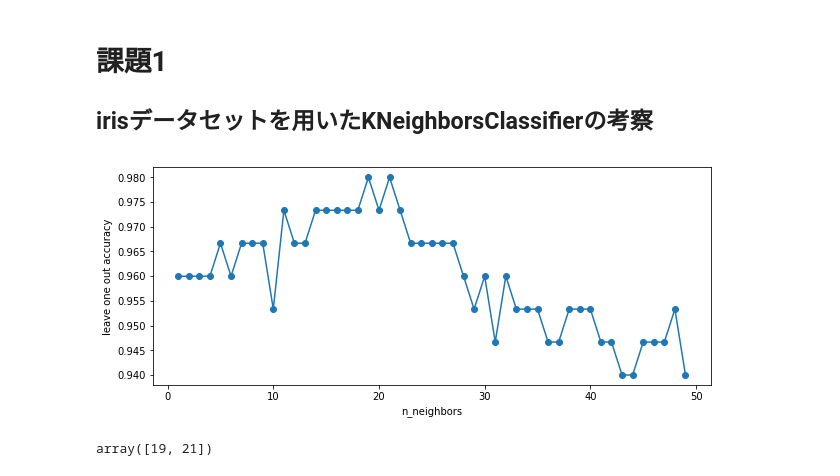
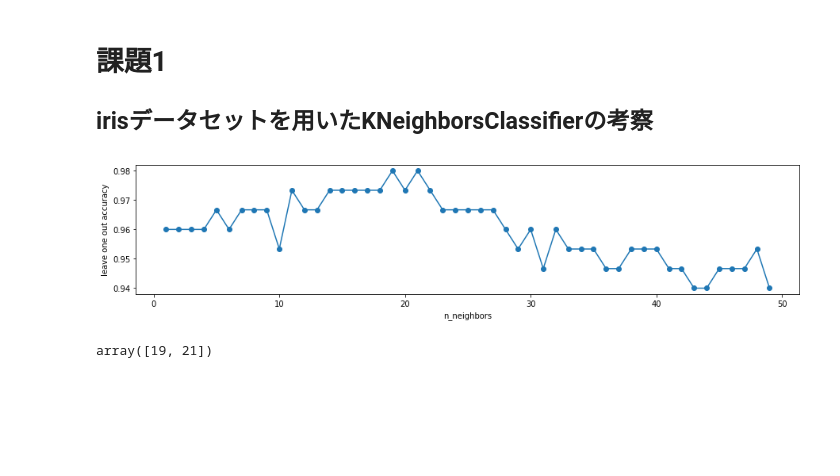
Before and after one commit to krocky-cooky/patternDetection, a Jupyter notebook: KNeighborsClassifier.ipynb, the cells around one changed output. Saved outputs shown, nothing was run; the diff lists cells and outputs as text; code cells hidden in the pictures; blank space fills up the shorter version.

```diff
--- a/KNeighborsClassifier.ipynb
+++ b/KNeighborsClassifier.ipynb
@@ -24,15 +24,15 @@ for i in range(1,50):
 # %%
 '''
 グラフの描画
 '''
-fig = plt.figure(figsize = (10,4))
+fig = plt.figure(figsize = (15,3))
 ax = fig.add_subplot(111)
 ax.plot(neighbors,accuracy,marker = "o")
 ax.set_xlabel('n_neighbors')
 ax.set_ylabel('leave one out accuracy')
 plt.show()
 # %% [output]
-[figure, old version]
+[figure, new version]
 # %%
 '''
 最大値をとるn_neighborsの値を算出
```
Also changed, not shown: parts of 1 cell of this notebook, 2 other files.
